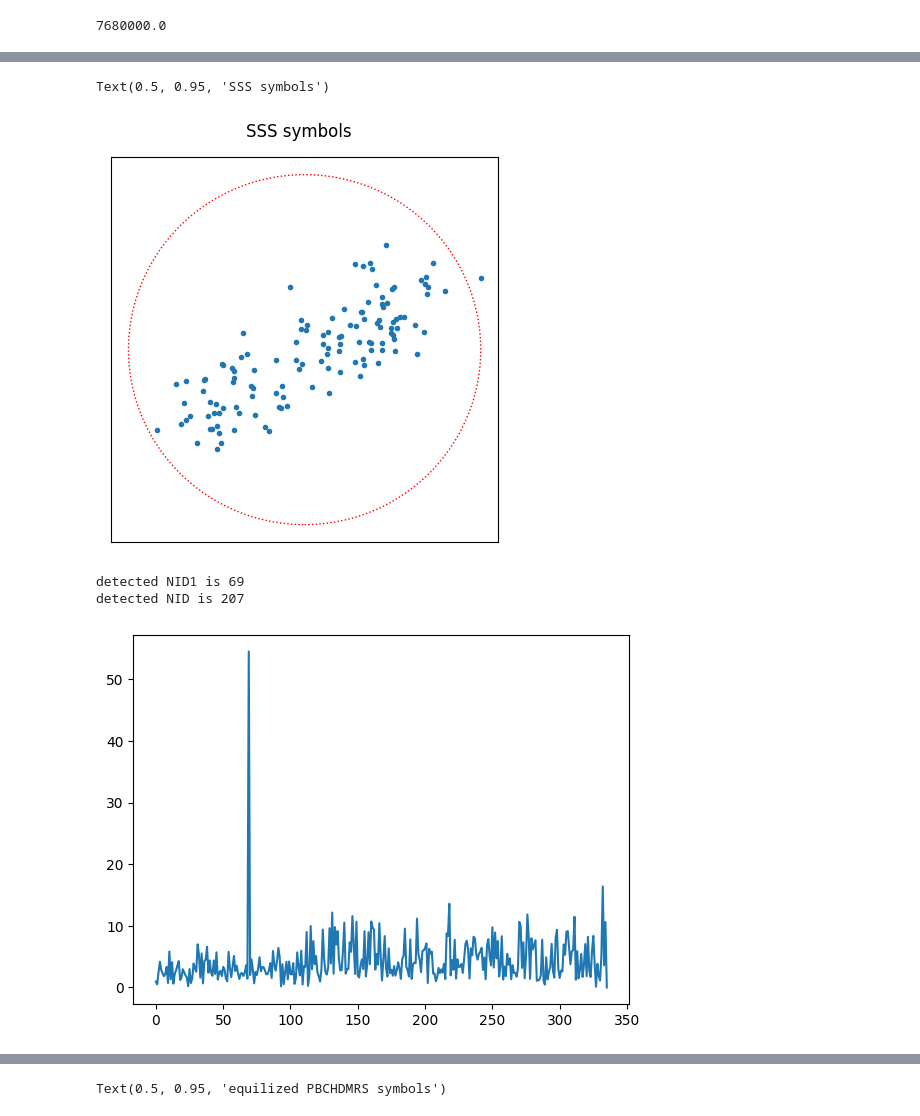
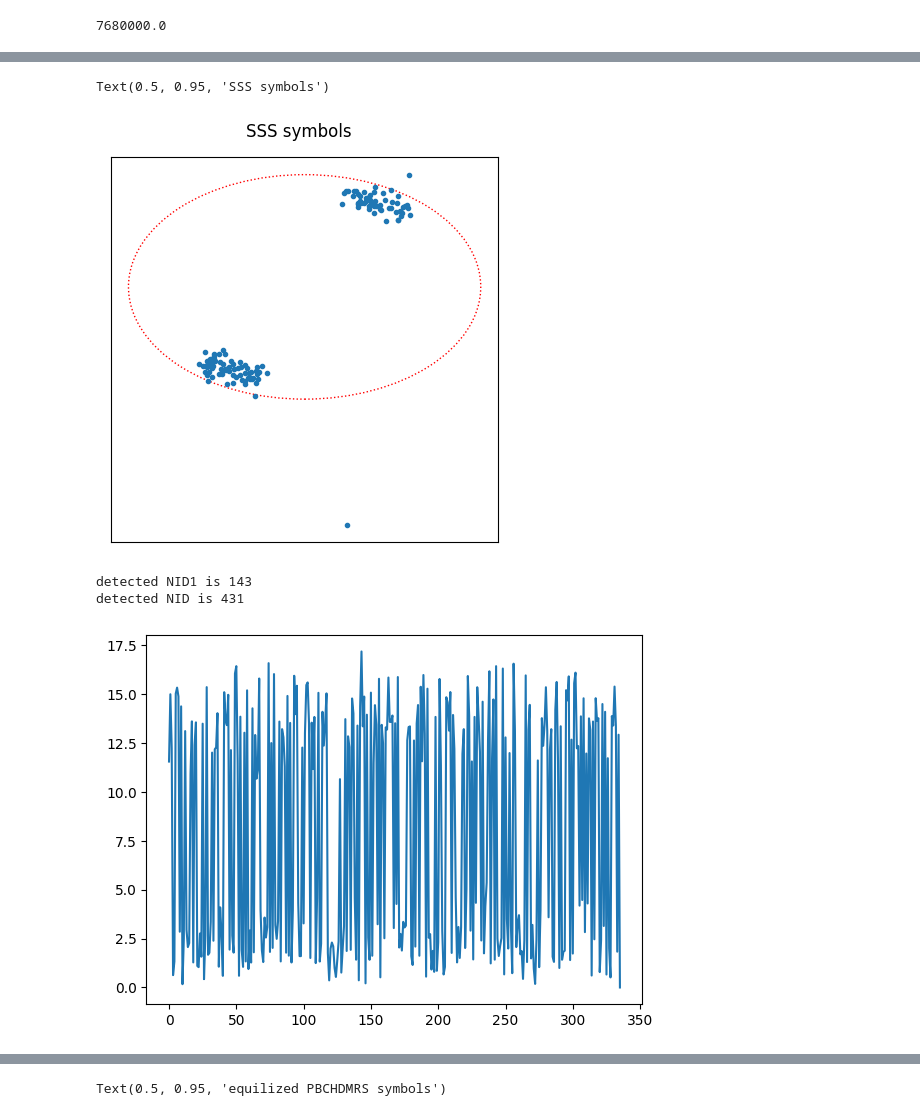
Before and after one commit to catkira/5G_experiments, a Jupyter notebook: test_py3gpp_skynet.ipynb, the cells around one changed output, grey strips where cells are left out. Cells and saved outputs as stored; diff of their text form; code cells hidden in the pictures.

```diff
--- a/test_py3gpp_skynet.ipynb
+++ b/test_py3gpp_skynet.ipynb
@@ -18,11 +18,3 @@ fs = handle.get_global_field(sigmf.SigMFFile.SAMPLE_RATE_KEY)
 print(fs)
 # %% [output]
 7680000.0
-# %%
-waveform =  waveform * np.exp(-1j*2*np.pi*delta_f/fs*(np.arange(len(waveform))))
-# SC polar decoder can decode this when repeated bits in nrRateMatchPolar() are used
-np.random.seed(69) # to get reproducible noise
-noise = ((np.random.rand(waveform.shape[0]) - 0.5) + 1j*(np.random.rand(waveform.shape[0]) - 0.5))*1.1
-SNR = 10*np.log10((np.linalg.norm(waveform) / np.linalg.norm(noise)))
-waveform += noise
-print(f'SNR = {SNR} dB')
@@ -37,13 +29,12 @@ Nfft = info['Nfft']
 
 peak_value = np.zeros(3)
 peak_index = np.zeros(3, 'int')
-offset = -2
-pssIndices = np.arange((FFT_LEN // 2 - 1 - 63), (FFT_LEN // 2 - 1 + 64)) + offset
+pssIndices = np.arange((FFT_LEN // 2 - 1 - 63), (FFT_LEN // 2 - 1 + 64))
 fig, axs = plt.subplots(3, 1, facecolor='w', sharex=True, sharey=True)
 for current_NID2 in np.arange(3, dtype='int'):
     slotGrid = nrResourceGrid(carrier)
     slotGrid = slotGrid[:, 0]
-    slotGrid[pssIndices] = np.flip(nrPSS(current_NID2))
+    slotGrid[pssIndices] = (nrPSS(current_NID2))
     [refWaveform, info] = nrOFDMModulate(carrier, slotGrid, SampleRate = fs)
     refWaveform = refWaveform[info['CyclicPrefixLengths'][0]:]; # remove CP
 
@@ -69,7 +60,7 @@ if False:
 else:
     nrbSSB = 20
     refGrid = np.zeros((nrbSSB*12, 2), np.complex128)
-    refGrid[nrPSSIndices()+offset, 1] = np.flip(nrPSS(detected_NID2))
+    refGrid[nrPSSIndices(), 1] = nrPSS(detected_NID2)
     timingOffset = nrTimingEstimate(waveform = waveform, nrb = nrbSSB, scs = scsSSB, initialNSlot = nSlot, refGrid = refGrid, SampleRate = rxSampleRate)
 # %%
 # modulate about 8 symbols, only has to be at least 5
@@ -77,7 +68,7 @@ rxGrid = nrOFDMDemodulate(waveform = waveform[timingOffset:][:np.min((len(wavefo
 rxGrid = rxGrid[:,1:5]
 rxGrid /= np.max((rxGrid.real.max(), rxGrid.imag.max()))
 # %%
-sssIndices = nrSSSIndices() + offset
+sssIndices = nrSSSIndices()
 sssRx = nrExtractResources(sssIndices, rxGrid)
 sssRx /= np.max((sssRx.real.max(), sssRx.imag.max())) # scale sssRx symbols individually
 
@@ -91,24 +82,24 @@ fig.subplots_adjust(hspace=0, wspace=0)
 fig.suptitle('SSS symbols', y=0.95)
 # %% [output]
 Text(0.5, 0.95, 'SSS symbols')
-[figure, old version]
+[figure, new version]
 # %%
 sssEst = np.zeros(336)
 for NID1 in range(335):
     ncellid = (3*NID1) + detected_NID2
-    sssRef = np.flip(nrSSS(ncellid))
+    sssRef = nrSSS(ncellid)
     sssEst[NID1] = np.abs(np.vdot(sssRx, sssRef))
 
 detected_NID1 = np.argmax(sssEst)
 detected_NID = detected_NID1*3 + detected_NID2
 print(f'detected NID1 is {detected_NID1}')
 print(f'detected NID is {detected_NID}')
 plt.plot(sssEst)
 plt.show()
 # %% [output]
-detected NID1 is 69
-detected NID is 207
+detected NID1 is 143
+detected NID is 431
-[figure, old version]
+[figure, new version]
 # %%
 dmrsIndices = nrPBCHDMRSIndices(detected_NID, style='matlab')
 xcorrPBCHDMRS = np.empty(7)
```
Also changed, not shown: parts of 9 cells of this notebook.
